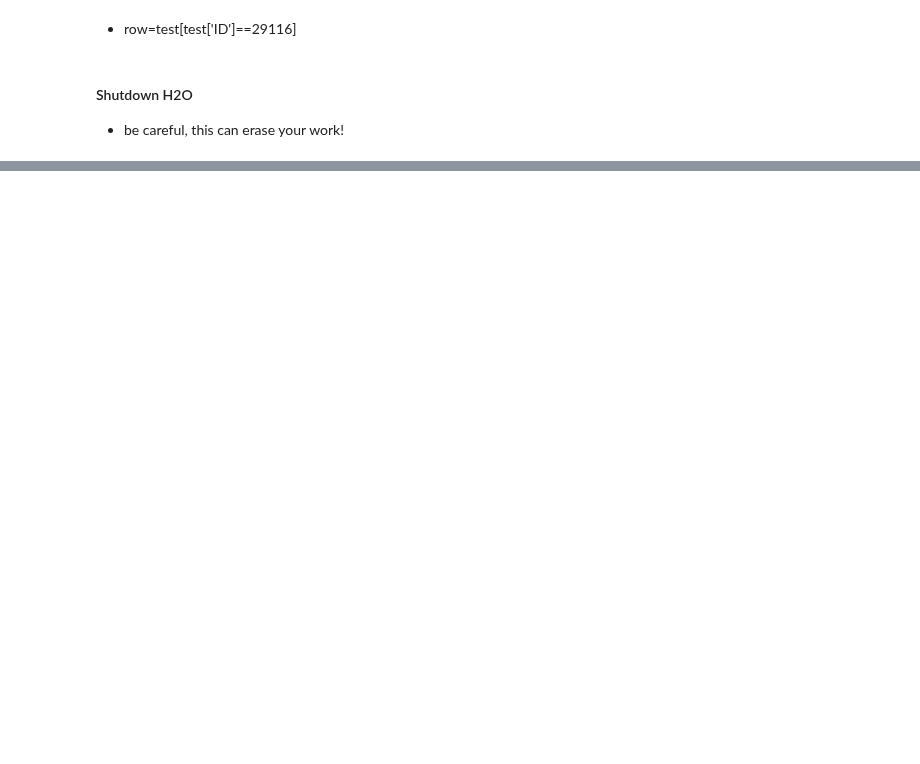
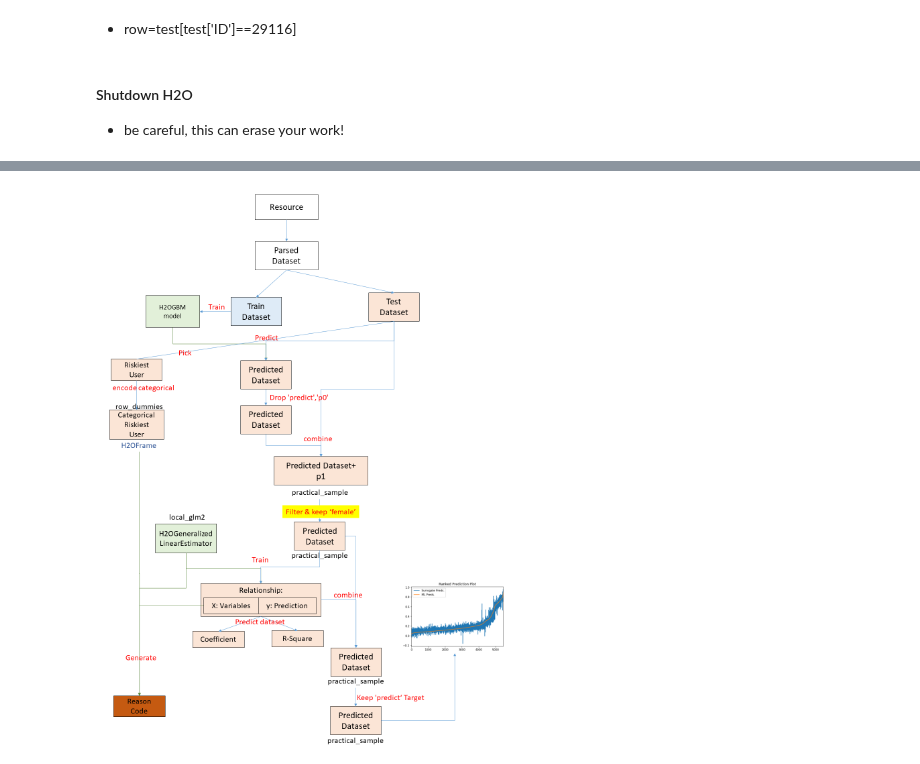
Before and after one commit to ziweifan177/Data_Science_Pilot, a Jupyter notebook: NortheasternUniversity-AISkunk Club/AIaddin-An automatic model intrepretability platform/Project/AI-addin Interpretability-CreditCard_LIME.ipynb, the cells around one changed output, grey strips where cells are left out. Saved outputs shown, nothing was run; the diff lists cells and outputs as text; code cells hidden in the pictures; blank space fills up the shorter version.

```diff
--- a/NortheasternUniversity-AISkunk Club/AIaddin-An automatic model intrepretability platform/Project/AI-addin Interpretability-CreditCard_LIME.ipynb
+++ b/NortheasternUniversity-AISkunk Club/AIaddin-An automatic model intrepretability platform/Project/AI-addin Interpretability-CreditCard_LIME.ipynb
@@ -606,0 +696,5 @@ In this notebook, LIME was used to explain and generate reason codes for a compl
+# %%
+from IPython.display import Image
+Image(filename='Image/CreditCard_LIME_Archi-1.png')
+# %% [output]
+[figure, added]
```
Also changed, not shown: parts of 22 cells of this notebook.
